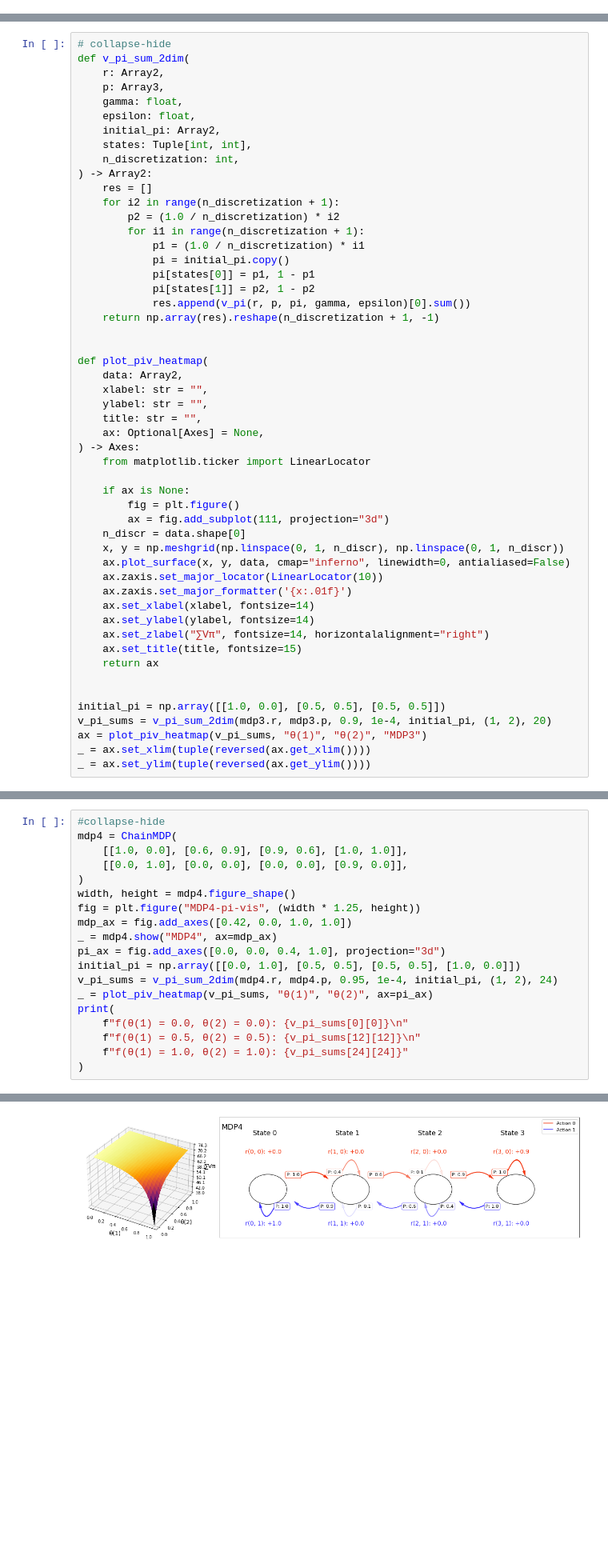
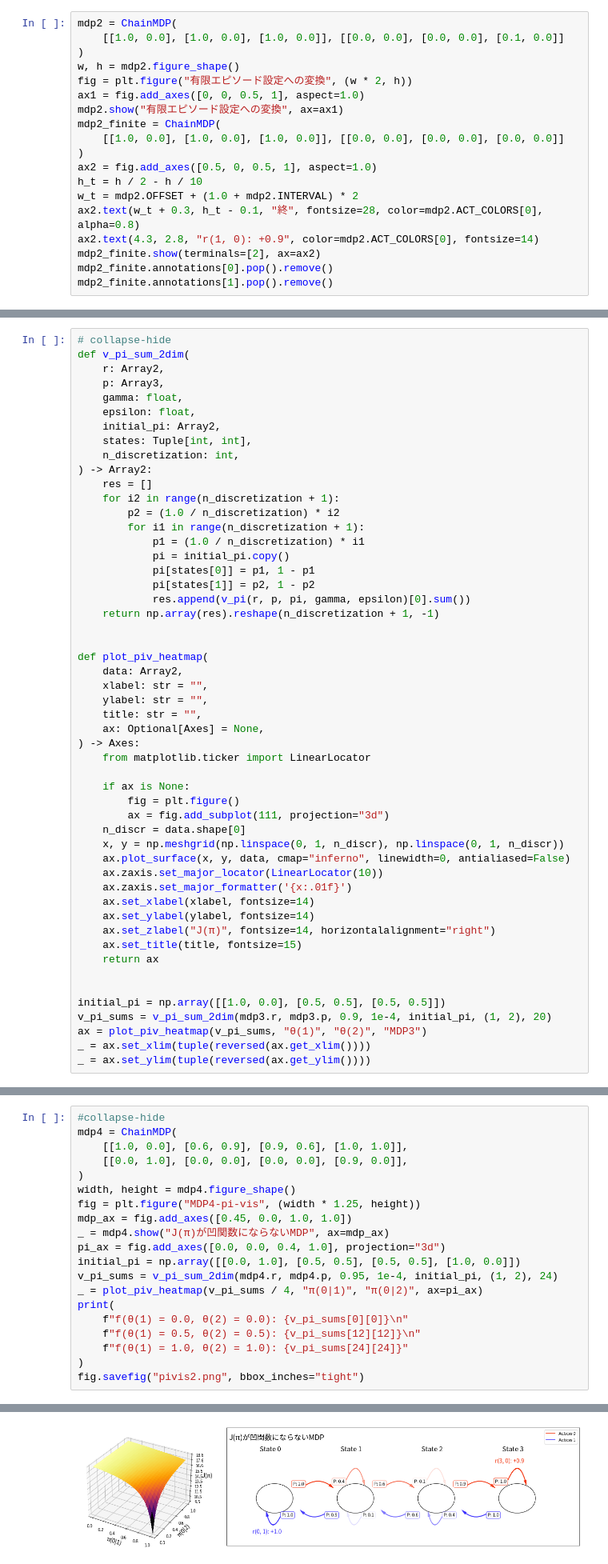
Before and after one commit to kngwyu/rlog, a Jupyter notebook: _notebooks/2020-12-22-understanding-what-makes-rl-difficult.ipynb, the cells around one changed output, grey strips where cells are left out. Shown at 80% size. Drawn from its saved outputs; the diff is of its cells as text; blank space fills up the shorter version.

```diff
--- a/_notebooks/2020-12-22-understanding-what-makes-rl-difficult.ipynb
+++ b/_notebooks/2020-12-22-understanding-what-makes-rl-difficult.ipynb
@@ -345,0 +357,19 @@ _ = mdp2.show("MDP2")
+# %%
+mdp2 = ChainMDP(
+    [[1.0, 0.0], [1.0, 0.0], [1.0, 0.0]], [[0.0, 0.0], [0.0, 0.0], [0.1, 0.0]]
+)
+w, h = mdp2.figure_shape()
+fig = plt.figure("有限エピソード設定への変換", (w * 2, h))
+ax1 = fig.add_axes([0, 0, 0.5, 1], aspect=1.0)
+mdp2.show("有限エピソード設定への変換", ax=ax1)
+mdp2_finite = ChainMDP(
+    [[1.0, 0.0], [1.0, 0.0], [1.0, 0.0]], [[0.0, 0.0], [0.0, 0.0], [0.0, 0.0]]
+)
+ax2 = fig.add_axes([0.5, 0, 0.5, 1], aspect=1.0)
+h_t = h / 2 - h / 10
+w_t = mdp2.OFFSET + (1.0 + mdp2.INTERVAL) * 2
+ax2.text(w_t + 0.3, h_t - 0.1, "終", fontsize=28, color=mdp2.ACT_COLORS[0], alpha=0.8)
+ax2.text(4.3, 2.8, "r(1, 0): +0.9", color=mdp2.ACT_COLORS[0], fontsize=14)
+mdp2_finite.show(terminals=[2], ax=ax2)
+mdp2_finite.annotations[0].pop().remove()
+mdp2_finite.annotations[1].pop().remove()
@@ -621,7 +655,7 @@ def plot_piv_heatmap(
     ax.zaxis.set_major_formatter('{x:.01f}')
     ax.set_xlabel(xlabel, fontsize=14)
     ax.set_ylabel(ylabel, fontsize=14)
-    ax.set_zlabel("∑Vπ", fontsize=14, horizontalalignment="right")
+    ax.set_zlabel("J(π)", fontsize=14, horizontalalignment="right")
     ax.set_title(title, fontsize=15)
     return ax
 
@@ -647,27 +697,28 @@ $\theta(1) = 0.0, \theta(2) = 1.0$にたどり着きそうです[^4]。
 # %%
 #collapse-hide
 mdp4 = ChainMDP(
     [[1.0, 0.0], [0.6, 0.9], [0.9, 0.6], [1.0, 1.0]],
     [[0.0, 1.0], [0.0, 0.0], [0.0, 0.0], [0.9, 0.0]],
 )
 width, height = mdp4.figure_shape()
 fig = plt.figure("MDP4-pi-vis", (width * 1.25, height))
-mdp_ax = fig.add_axes([0.42, 0.0, 1.0, 1.0])
-_ = mdp4.show("MDP4", ax=mdp_ax)
+mdp_ax = fig.add_axes([0.45, 0.0, 1.0, 1.0])
+_ = mdp4.show("J(π)が凹関数にならないMDP", ax=mdp_ax)
 pi_ax = fig.add_axes([0.0, 0.0, 0.4, 1.0], projection="3d")
 initial_pi = np.array([[0.0, 1.0], [0.5, 0.5], [0.5, 0.5], [1.0, 0.0]])
 v_pi_sums = v_pi_sum_2dim(mdp4.r, mdp4.p, 0.95, 1e-4, initial_pi, (1, 2), 24)
-_ = plot_piv_heatmap(v_pi_sums, "θ(1)", "θ(2)", ax=pi_ax)
+_ = plot_piv_heatmap(v_pi_sums / 4, "π(0|1)", "π(0|2)", ax=pi_ax)
 print(
     f"f(θ(1) = 0.0, θ(2) = 0.0): {v_pi_sums[0][0]}\n"
     f"f(θ(1) = 0.5, θ(2) = 0.5): {v_pi_sums[12][12]}\n"
     f"f(θ(1) = 1.0, θ(2) = 1.0): {v_pi_sums[24][24]}"
 )
+fig.savefig("pivis2.png", bbox_inches="tight")
 # %% [output]
 f(θ(1) = 0.0, θ(2) = 0.0): 74.25901721830479
 f(θ(1) = 0.5, θ(2) = 0.5): 72.01388270994806
 f(θ(1) = 1.0, θ(2) = 1.0): 70.6327625115528
-[figure, old version]
+[figure, new version]
 # %% [markdown]
 一番右だと永遠に0.9がもらえて、一番左だと1.0がもらえるので、より**最適方策を見分けるのが難しそう**な感じがします。
 
```
Also changed, not shown: parts of 39 cells of this notebook.
